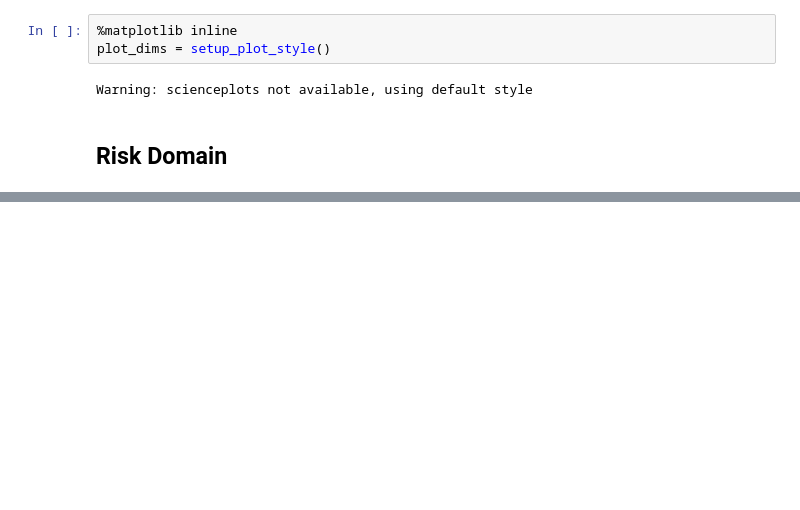
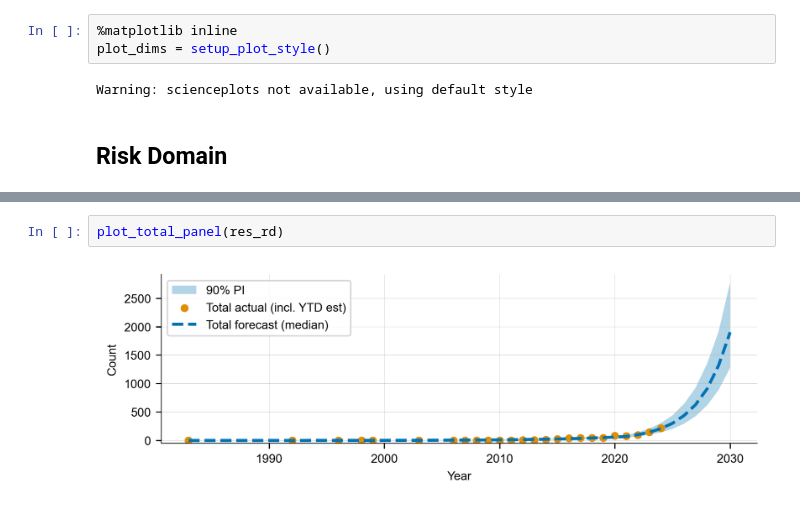
Before and after one commit to cluebbers/ai-incident-forecasting, a Jupyter notebook: src/monte_carlo.ipynb, the cells around one changed output, grey strips where cells are left out. Saved outputs shown, nothing was run; the diff lists cells and outputs as text; blank space fills up the shorter version.

```diff
--- a/src/monte_carlo.ipynb
+++ b/src/monte_carlo.ipynb
@@ -55,3 +55,7 @@ y_total: [ 43.  84.  75.  98. 149. 215.]
 w_year: [  2.718   7.389  20.086  54.598 148.413 403.429]
 share weight quantiles: [0.04839867 0.04839867 0.12805084 0.33879068 3.43048038 8.59551742]
 [figure]
+# %%
+plot_total_panel(res_rd)
+# %% [output]
+[figure, added]
```
Also changed, not shown: parts of 2 cells of this notebook, 3 other files.
